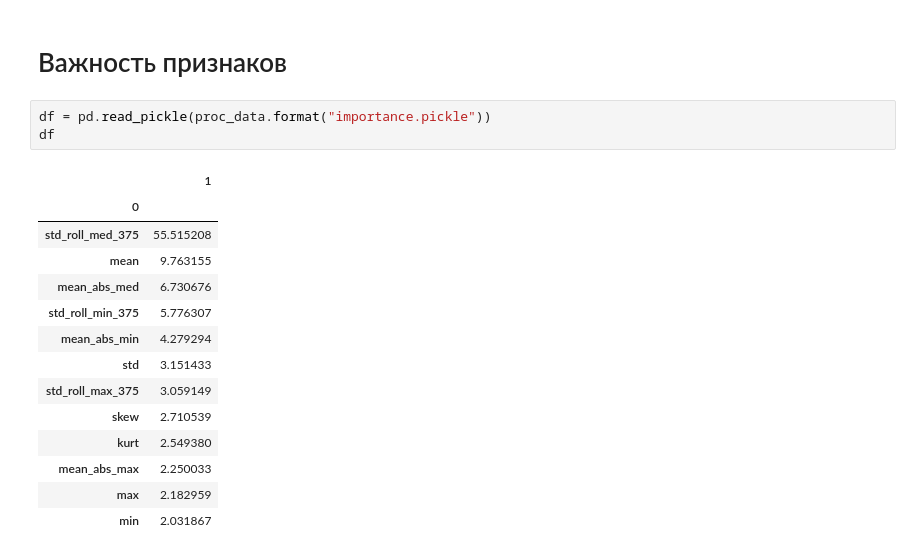
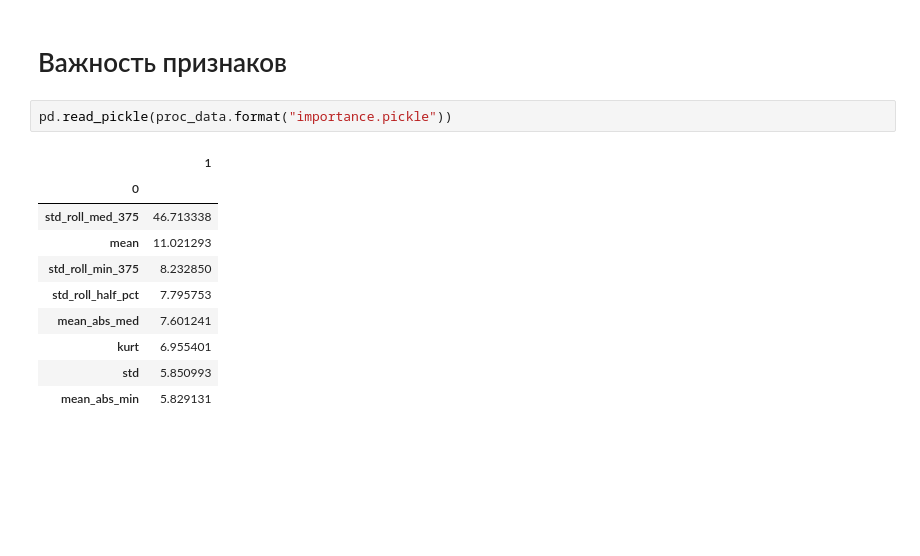
Before and after one commit to WLM1ke/LANL_Earthquake_Prediction, a Jupyter notebook: notebooks/EDA.ipynb, the cells around one changed output. Drawn from its saved outputs; the diff is of its cells as text; blank space fills up the shorter version.

```diff
--- a/notebooks/EDA.ipynb
+++ b/notebooks/EDA.ipynb
@@ -165,20 +203,15 @@ rez.plot()
 # %% [markdown]
 # Важность признаков
 # %%
-df = pd.read_pickle(proc_data.format("importance.pickle"))
-df
+pd.read_pickle(proc_data.format("importance.pickle"))
 # %% [output]
 |  | 1 |
 | 0 |  |
-| std_roll_med_375 | 55.515208 |
-| mean | 9.763155 |
-| mean_abs_med | 6.730676 |
-| std_roll_min_375 | 5.776307 |
-| mean_abs_min | 4.279294 |
-| std | 3.151433 |
-| std_roll_max_375 | 3.059149 |
-| skew | 2.710539 |
-| kurt | 2.549380 |
-| mean_abs_max | 2.250033 |
-| max | 2.182959 |
-| min | 2.031867 |
+| std_roll_med_375 | 46.713338 |
+| mean | 11.021293 |
+| std_roll_min_375 | 8.232850 |
+| std_roll_half_pct | 7.795753 |
+| mean_abs_med | 7.601241 |
+| kurt | 6.955401 |
+| std | 5.850993 |
+| mean_abs_min | 5.829131 |
```
Also changed, not shown: parts of 26 cells of this notebook, 3 other files.
